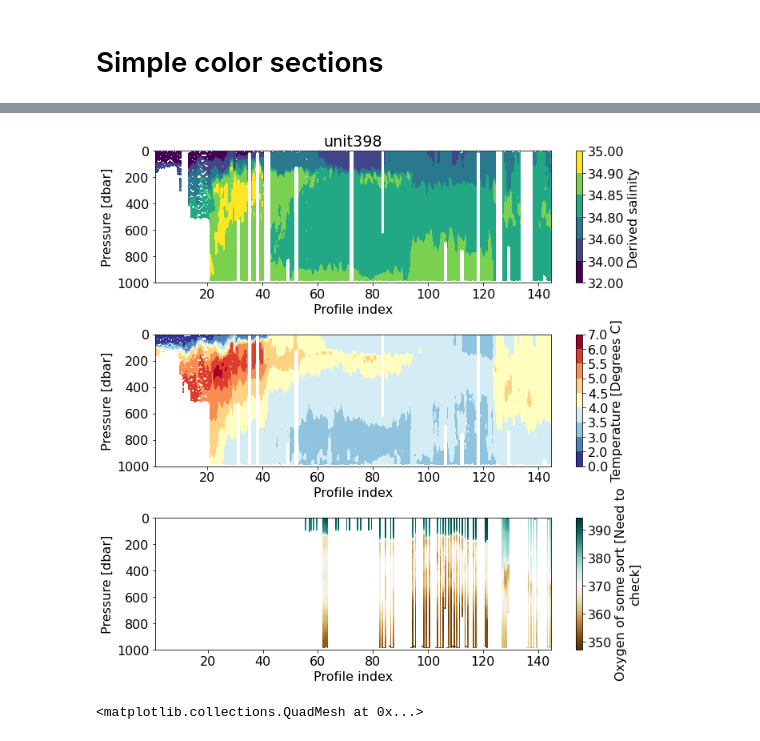
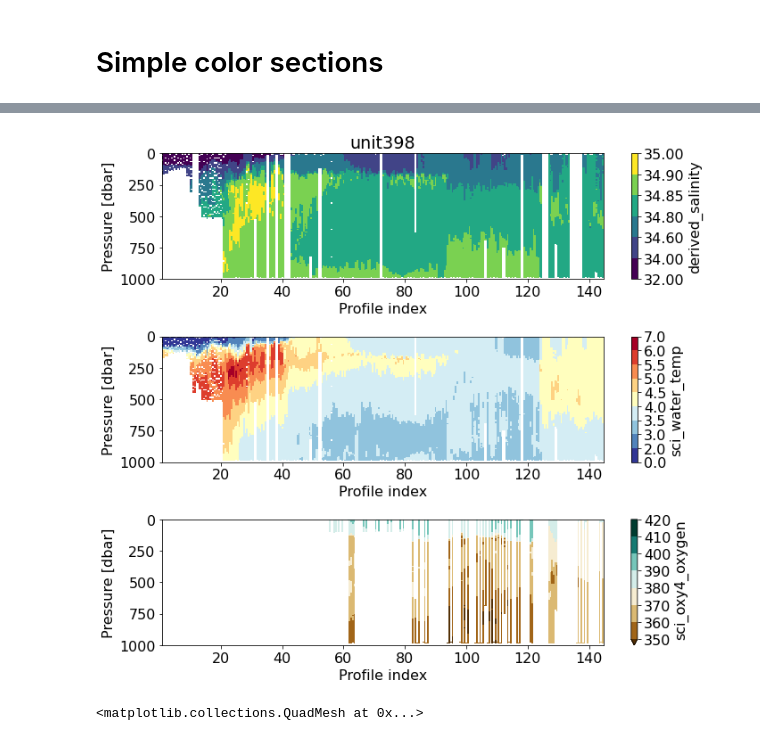
Before and after one commit to eleanorfrajka/c2_slocum, a Jupyter notebook: 02-code/04-visualise.ipynb, the cells around one changed output, grey strips where cells are left out. Saved outputs shown, nothing was run; the diff lists cells and outputs as text; code cells hidden in the pictures.

```diff
--- a/02-code/04-visualise.ipynb
+++ b/02-code/04-visualise.ipynb
@@ -207,5 +185,7 @@ grid398.to_netcdf(cat_proc_path(grid398.attrs['unit']+'_bin10m.nc'), mode='w')
 # %% [markdown]
 # Simple color sections
 # %%
-plot_sxn(grid409)
+varlist = ['derived_salinity', 'sci_water_temp', 'sci_oxy4_oxygen']
+
+plot_sxn(grid409, varlist)
 # %% [output]
@@ -213,7 +193,7 @@ plot_sxn(grid409)
 # %%
-plot_sxn(grid398)
+plot_sxn(grid398, varlist)
 # %% [output]
-[figure, old version]
+[figure, new version]
 # %%
 ds1 = grid409
 
```
Also changed, not shown: parts of 9 cells of this notebook, 5 other files.
